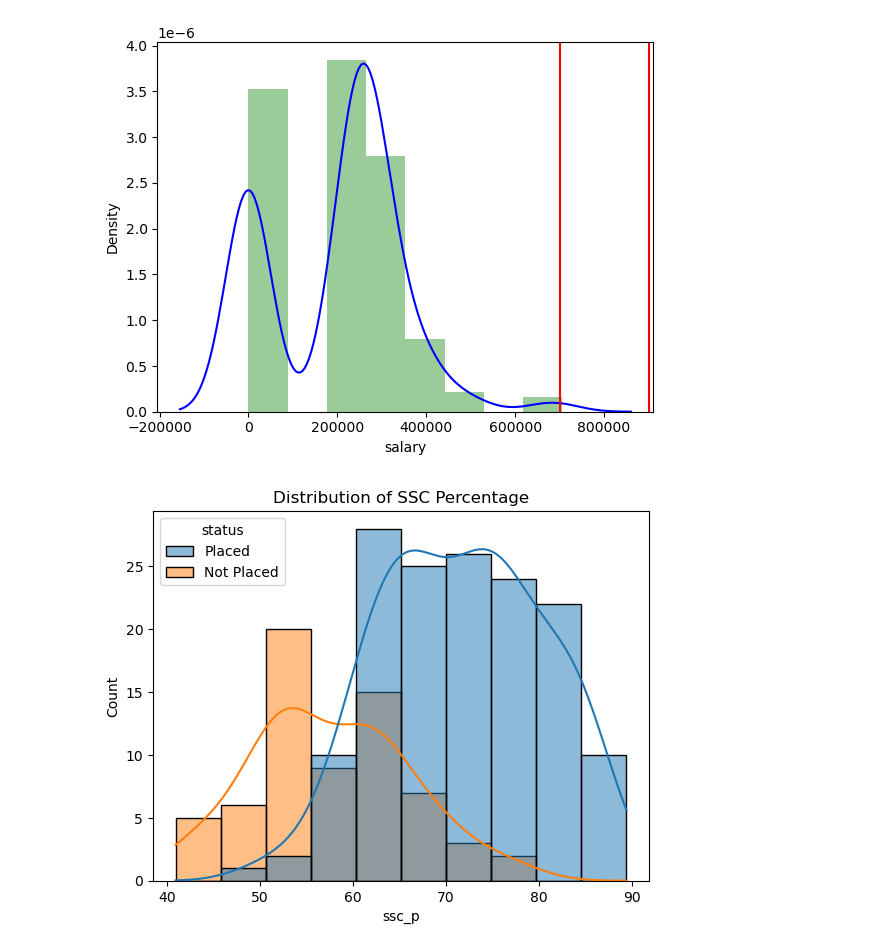
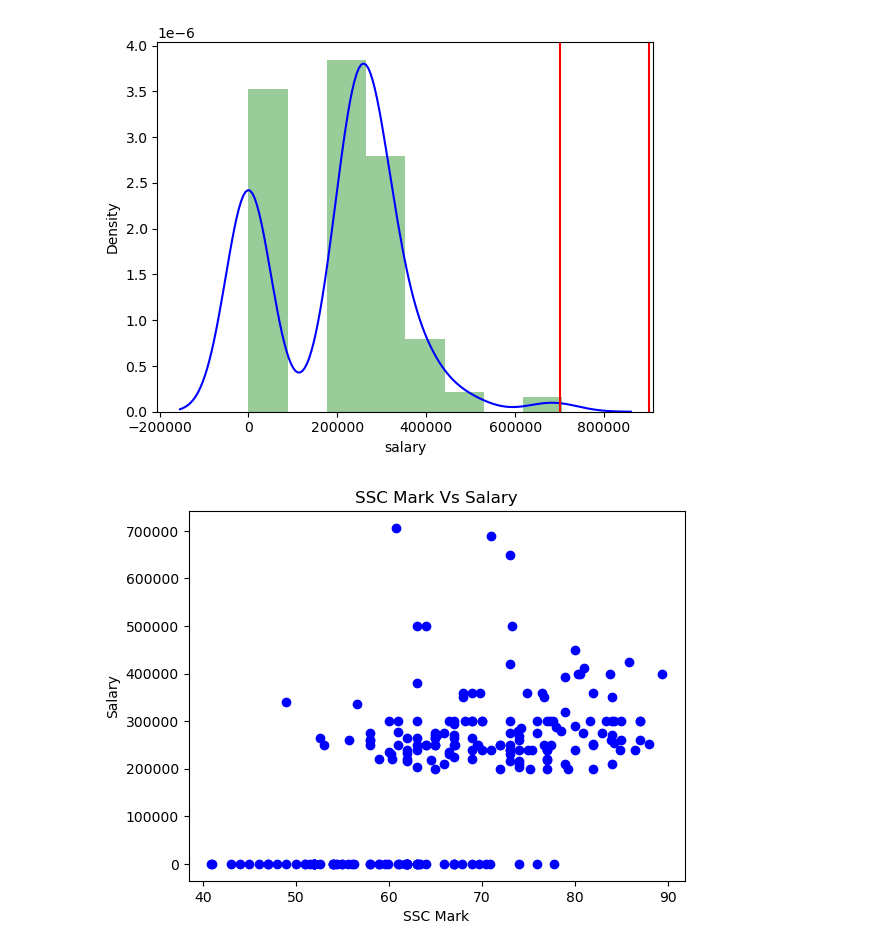
Before and after one commit to iampandiyan/BivariateAnalysis, a Jupyter notebook: Assignment/DataAnalysisAssignment.ipynb, the cells around one changed output. Drawn from its saved outputs; the diff is of its cells as text; code cells hidden in the pictures.

```diff
--- a/Assignment/DataAnalysisAssignment.ipynb
+++ b/Assignment/DataAnalysisAssignment.ipynb
@@ -421,8 +474,12 @@ The Area between range (700000,900000) is 0.0004137812663830059
 [figure]
 # %%
 import matplotlib.pyplot as plt
-sns.histplot(data=dataset, x='ssc_p', hue='status', kde=True)
-plt.title('Distribution of SSC Percentage')
+x=dataset['ssc_p']
+y=dataset['salary']
+plt.scatter(x,y,c='Blue')
+plt.xlabel("SSC Mark")
+plt.ylabel("Salary")
+plt.title('SSC Mark Vs Salary')
 plt.show()
 # %% [output]
-[figure, old version]
+[figure, new version]
```
Also changed, not shown: parts of 5 cells of this notebook.
